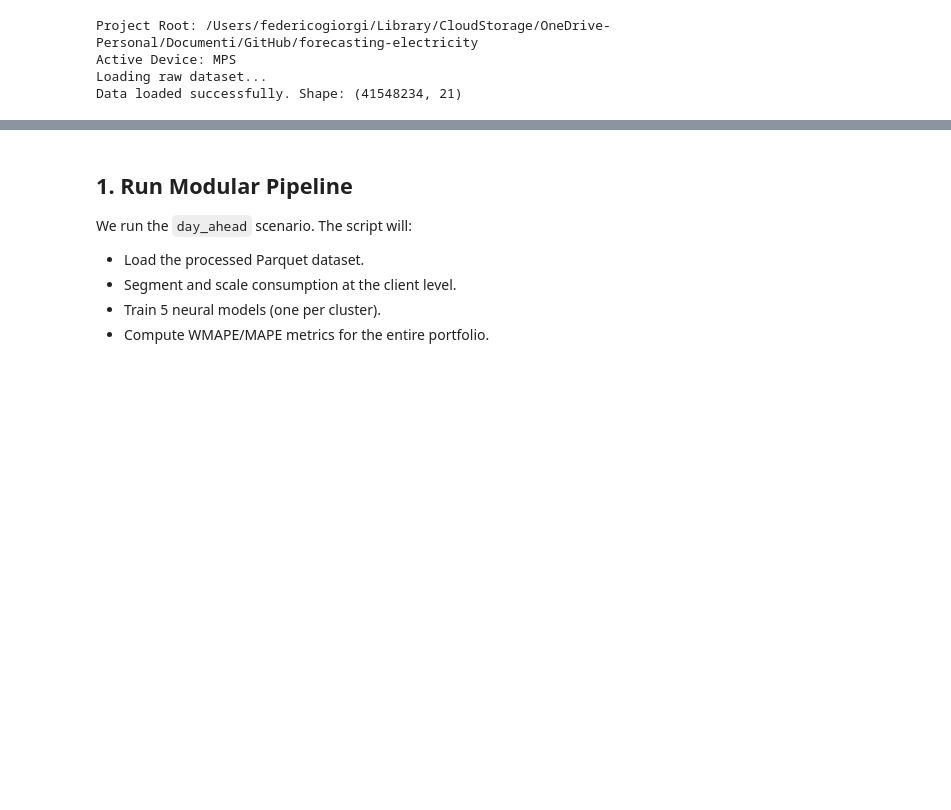
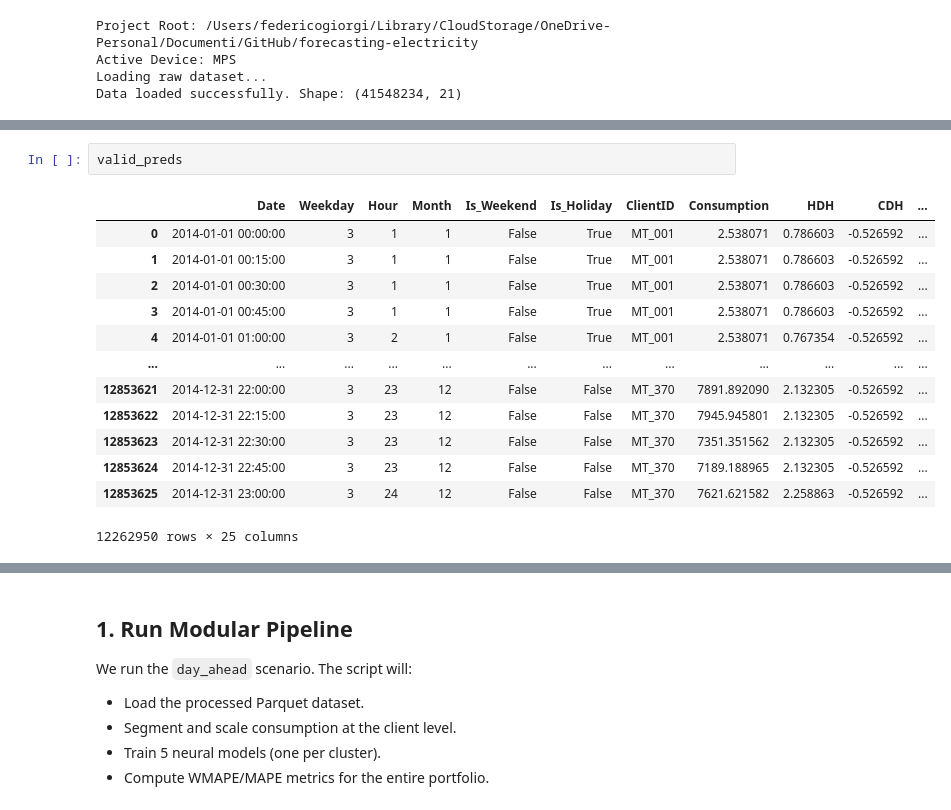
Before and after one commit to lucabarattini/forecasting-electricity, a Jupyter notebook: notebooks/transformer_playground.ipynb, the cells around one changed output, grey strips where cells are left out. Saved outputs shown, nothing was run; the diff lists cells and outputs as text; blank space fills up the shorter version.

```diff
--- a/notebooks/transformer_playground.ipynb
+++ b/notebooks/transformer_playground.ipynb
@@ -128,3 +174,19 @@ else:
+# %%
+valid_preds
+# %% [output]
+|  | Date | Weekday | Hour | Month | Is_Weekend | Is_Holiday | ClientID | Consumption | HDH | CDH | ... |
+| 0 | 2014-01-01 00:00:00 | 3 | 1 | 1 | False | True | MT_001 | 2.538071 | 0.786603 | -0.526592 | ... |
+| 1 | 2014-01-01 00:15:00 | 3 | 1 | 1 | False | True | MT_001 | 2.538071 | 0.786603 | -0.526592 | ... |
+| 2 | 2014-01-01 00:30:00 | 3 | 1 | 1 | False | True | MT_001 | 2.538071 | 0.786603 | -0.526592 | ... |
+| 3 | 2014-01-01 00:45:00 | 3 | 1 | 1 | False | True | MT_001 | 2.538071 | 0.786603 | -0.526592 | ... |
+| 4 | 2014-01-01 01:00:00 | 3 | 2 | 1 | False | True | MT_001 | 2.538071 | 0.767354 | -0.526592 | ... |
+| ... | ... | ... | ... | ... | ... | ... | ... | ... | ... | ... | ... |
+| 12853621 | 2014-12-31 22:00:00 | 3 | 23 | 12 | False | False | MT_370 | 7891.892090 | 2.132305 | -0.526592 | ... |
+| 12853622 | 2014-12-31 22:15:00 | 3 | 23 | 12 | False | False | MT_370 | 7945.945801 | 2.132305 | -0.526592 | ... |
+| 12853623 | 2014-12-31 22:30:00 | 3 | 23 | 12 | False | False | MT_370 | 7351.351562 | 2.132305 | -0.526592 | ... |
+| 12853624 | 2014-12-31 22:45:00 | 3 | 23 | 12 | False | False | MT_370 | 7189.188965 | 2.132305 | -0.526592 | ... |
+| 12853625 | 2014-12-31 23:00:00 | 3 | 24 | 12 | False | False | MT_370 | 7621.621582 | 2.258863 | -0.526592 | ... |
+12262950 rows × 25 columns
 # %%
 # 5. Compute portfolio WMAPE and MAPE
 print("Evaluating portfolio metrics...")
```
Also changed, not shown: parts of 7 cells of this notebook, 11 other files.
